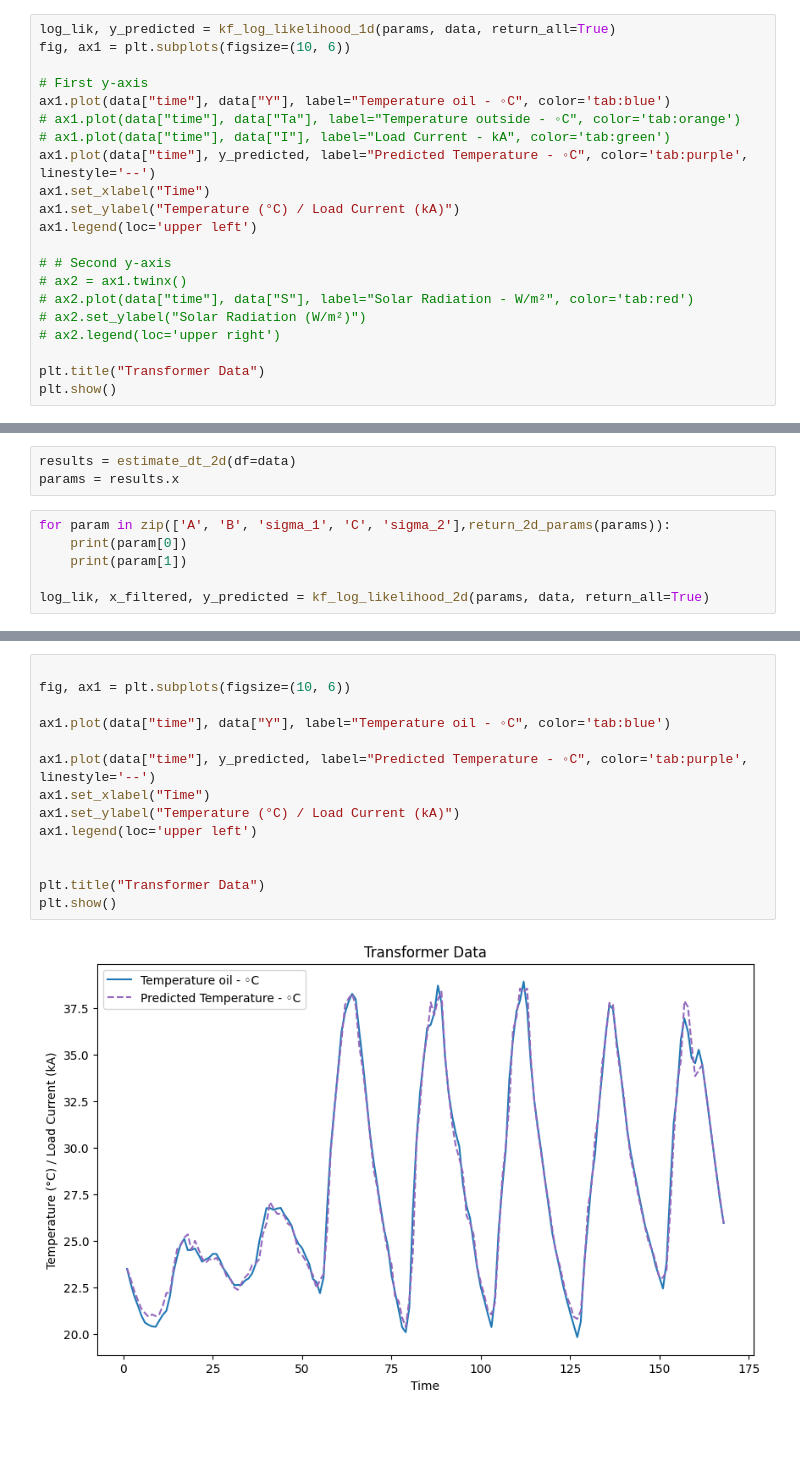
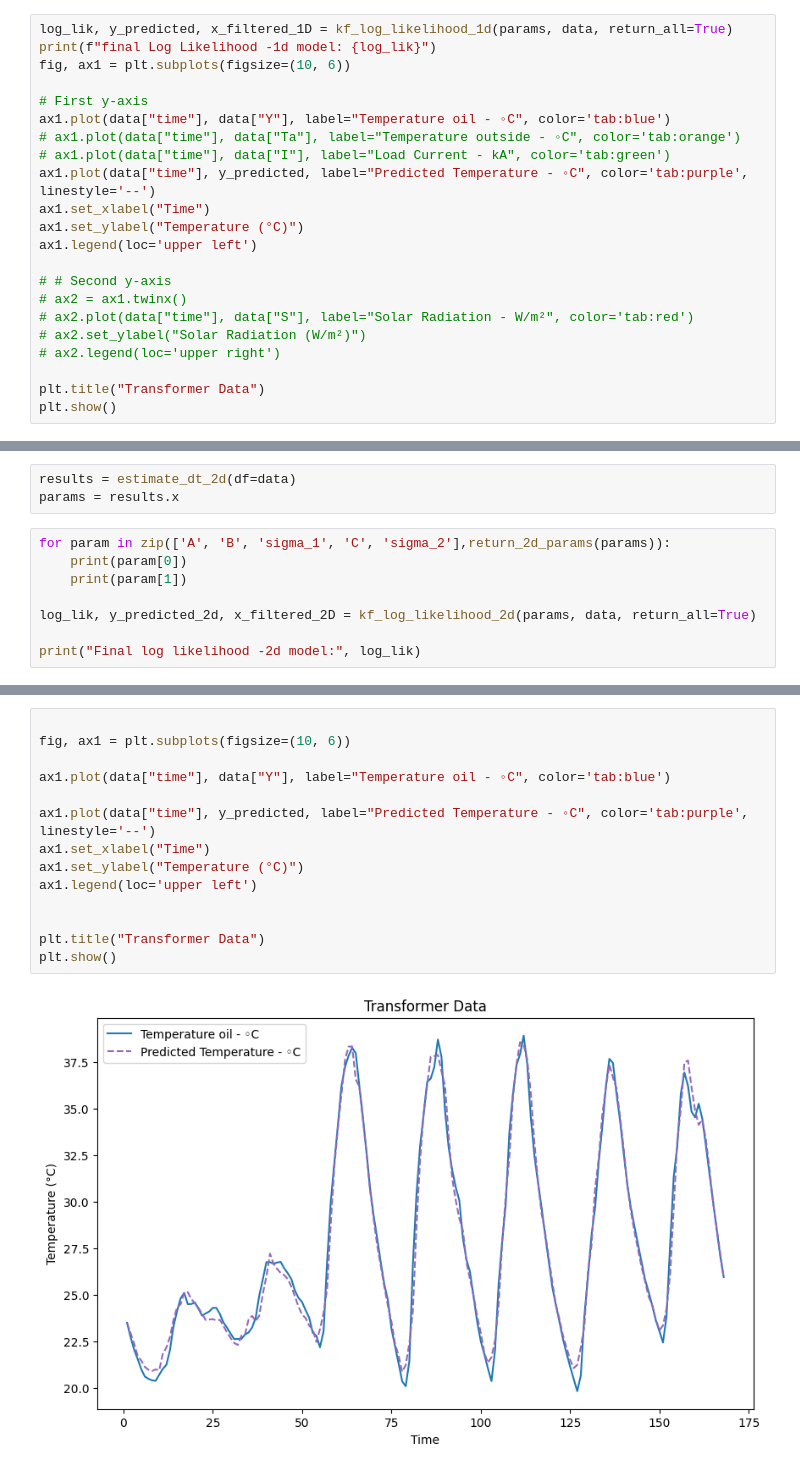
Before and after one commit to luca2618/Timeseries, a Jupyter notebook: assignment4/part2sylvester.ipynb, the cells around one changed output, grey strips where cells are left out. Cells and saved outputs as stored; diff of their text form; blank space fills up the shorter version.

```diff
--- a/assignment4/part2sylvester.ipynb
+++ b/assignment4/part2sylvester.ipynb
@@ -67,7 +67,8 @@ print([param for param in zip(['A', 'B', 'sigma_1', 'C', 'sigma_2'],return_1d_pa
 # %% [output]
 [('A', 0.80109252692634), ('B', array([[0.09886138, 0.0027931 , 0.20723195]])), ('sigma_1', 0.3893070058984917), ('C', 1.0295632982582998), ('sigma_2', 0.001)]
 # %%
-log_lik, y_predicted = kf_log_likelihood_1d(params, data, return_all=True)
+log_lik, y_predicted, x_filtered_1D = kf_log_likelihood_1d(params, data, return_all=True)
+print(f"final Log Likelihood -1d model: {log_lik}")
 fig, ax1 = plt.subplots(figsize=(10, 6))
 
 # First y-axis
@@ -76,7 +77,7 @@ ax1.plot(data["time"], data["Y"], label="Temperature oil - ◦C", color='tab:blu
 # ax1.plot(data["time"], data["I"], label="Load Current - kA", color='tab:green')
 ax1.plot(data["time"], y_predicted, label="Predicted Temperature - ◦C", color='tab:purple', linestyle='--')
 ax1.set_xlabel("Time")
-ax1.set_ylabel("Temperature (°C) / Load Current (kA)")
+ax1.set_ylabel("Temperature (°C)")
 ax1.legend(loc='upper left')
 
 # # Second y-axis
@@ -121,7 +123,9 @@ for param in zip(['A', 'B', 'sigma_1', 'C', 'sigma_2'],return_2d_params(params))
     print(param[0])
     print(param[1])
 
-log_lik, x_filtered, y_predicted = kf_log_likelihood_2d(params, data, return_all=True)
+log_lik, y_predicted_2d, x_filtered_2D = kf_log_likelihood_2d(params, data, return_all=True)
+
+print("Final log likelihood -2d model:", log_lik)
 # %% [output]
 A
 [[0.36679538 0.67451084]
@@ -139,19 +144,19 @@ sigma_2
 # %%
 
 fig, ax1 = plt.subplots(figsize=(10, 6))
 
 ax1.plot(data["time"], data["Y"], label="Temperature oil - ◦C", color='tab:blue')
 
 ax1.plot(data["time"], y_predicted, label="Predicted Temperature - ◦C", color='tab:purple', linestyle='--')
 ax1.set_xlabel("Time")
-ax1.set_ylabel("Temperature (°C) / Load Current (kA)")
+ax1.set_ylabel("Temperature (°C)")
 ax1.legend(loc='upper left')
 
 
 plt.title("Transformer Data")
 plt.show()
 # %% [output]
-[figure, old version]
+[figure, new version]
 # %%
 plots_and_stats(data, y_predicted, k=16)
 # %% [output]
```
Also changed, not shown: parts of 5 cells of this notebook, 1 other file.
